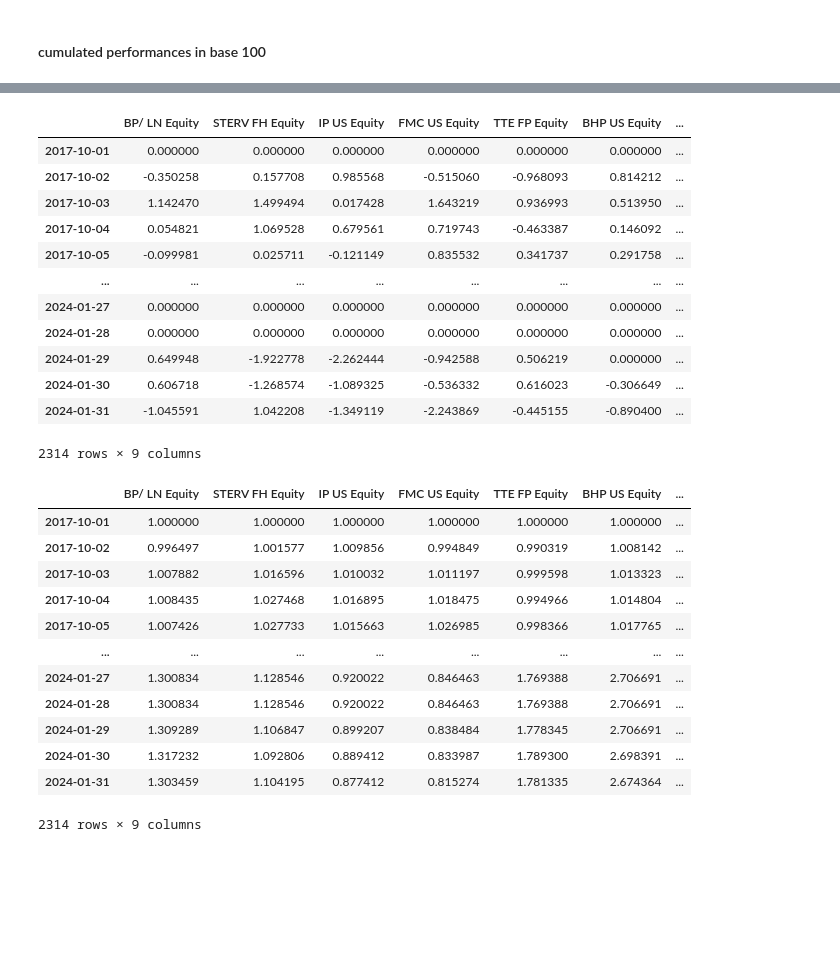
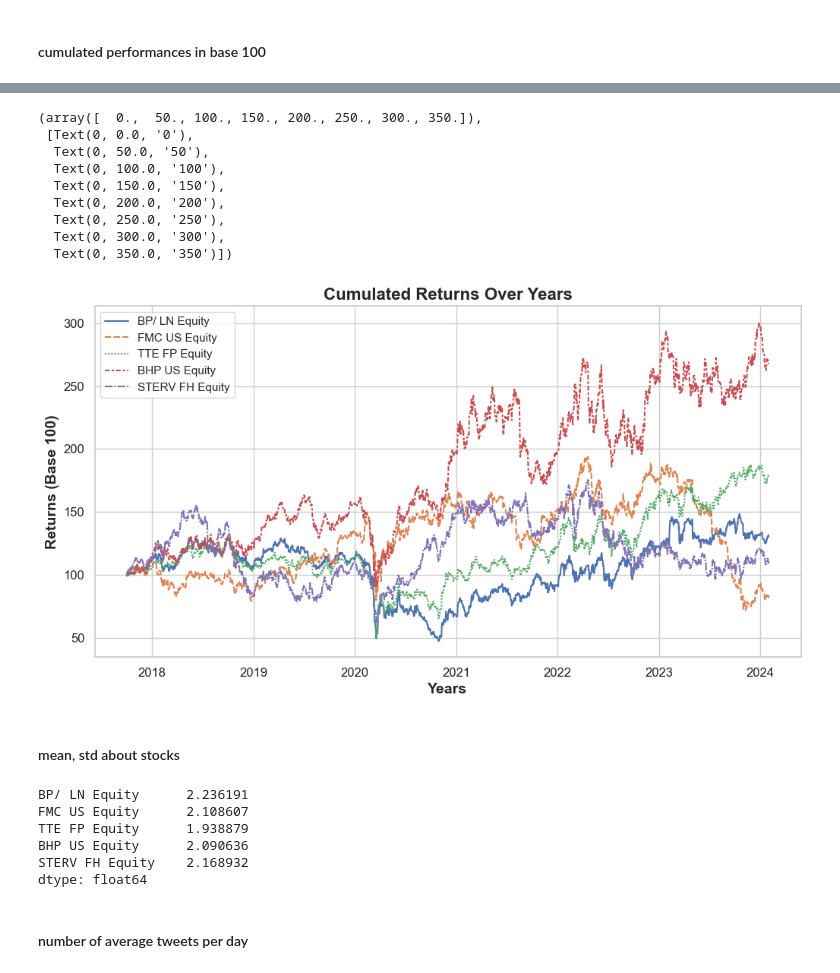
Before and after one commit to JoseAngelGarciaSanchez/Impact-of-Sentiment-analysis-on-Energy-Sector-Stock-Prices, a Jupyter notebook: src/lab.ipynb, the cells around one changed output, grey strips where cells are left out. Drawn from its saved outputs; the diff is of its cells as text; code cells hidden in the pictures; blank space fills up the shorter version.

```diff
--- a/src/lab.ipynb
+++ b/src/lab.ipynb
@@ -377,38 +395,52 @@ df_tweets.head()
+# %%
+import matplotlib.pyplot as plt
+import seaborn as sns
+import pandas as pd
+import numpy as np
+
+
+returns = pd.read_pickle('./../data/stocks_daily_data.pkl')
+returns = returns.fillna(0)
+returns = (1 + returns / 100).cumprod() * 100
+returns = returns[['BP/ LN Equity', 'FMC US Equity', 'TTE FP Equity', 'BHP US Equity', 'STERV FH Equity']]
+
+plt.figure(figsize=(12, 6))
+sns.lineplot(data=returns, color='b')
+
+# Adding title and labels
+plt.title('Cumulated Returns Over Years', fontsize=16, weight='bold')
+plt.xlabel('Years', fontsize=14, weight='bold')
+plt.ylabel('Returns (Base 100)', fontsize=14, weight='bold')
+
+# Customizing ticks
+plt.xticks(fontsize=12)
+plt.yticks(fontsize=12)
+# %% [output]
+(array([  0.,  50., 100., 150., 200., 250., 300., 350.]),
+ [Text(0, 0.0, '0'),
+  Text(0, 50.0, '50'),
+  Text(0, 100.0, '100'),
+  Text(0, 150.0, '150'),
+  Text(0, 200.0, '200'),
+  Text(0, 250.0, '250'),
+  Text(0, 300.0, '300'),
+  Text(0, 350.0, '350')])
+[figure, added]
+# %% [markdown]
+#### mean, std about stocks
 # %%
 import pandas as pd
-import numpy as np
 
 
 returns = pd.read_pickle('./../data/stocks_daily_data.pkl')
-returns = returns.fillna(0)
-returns
+# returns = returns.fillna(0)
+# returns = (1 + returns / 100).cumprod() * 100
+returns = returns[['BP/ LN Equity', 'FMC US Equity', 'TTE FP Equity', 'BHP US Equity', 'STERV FH Equity']]
+returns.std()
 # %% [output]
-|  | BP/ LN Equity | STERV FH Equity | IP US Equity | FMC US Equity | TTE FP Equity | BHP US Equity | ... |
-| 2017-10-01 | 0.000000 | 0.000000 | 0.000000 | 0.000000 | 0.000000 | 0.000000 | ... |
-| 2017-10-02 | -0.350258 | 0.157708 | 0.985568 | -0.515060 | -0.968093 | 0.814212 | ... |
-| 2017-10-03 | 1.142470 | 1.499494 | 0.017428 | 1.643219 | 0.936993 | 0.513950 | ... |
-| 2017-10-04 | 0.054821 | 1.069528 | 0.679561 | 0.719743 | -0.463387 | 0.146092 | ... |
-| 2017-10-05 | -0.099981 | 0.025711 | -0.121149 | 0.835532 | 0.341737 | 0.291758 | ... |
-| ... | ... | ... | ... | ... | ... | ... | ... |
-| 2024-01-27 | 0.000000 | 0.000000 | 0.000000 | 0.000000 | 0.000000 | 0.000000 | ... |
-| 2024-01-28 | 0.000000 | 0.000000 | 0.000000 | 0.000000 | 0.000000 | 0.000000 | ... |
-| 2024-01-29 | 0.649948 | -1.922778 | -2.262444 | -0.942588 | 0.506219 | 0.000000 | ... |
-| 2024-01-30 | 0.606718 | -1.268574 | -1.089325 | -0.536332 | 0.616023 | -0.306649 | ... |
-| 2024-01-31 | -1.045591 | 1.042208 | -1.349119 | -2.243869 | -0.445155 | -0.890400 | ... |
-2314 rows × 9 columns
+BP/ LN Equity      2.236191
+FMC US Equity      2.108607
+TTE FP Equity      1.938879
+BHP US Equity      2.090636
+STERV FH Equity    2.168932
+dtype: float64
-# %%
-(1 + returns / 100).cumprod() * 100
-# %% [output]
-|  | BP/ LN Equity | STERV FH Equity | IP US Equity | FMC US Equity | TTE FP Equity | BHP US Equity | ... |
-| 2017-10-01 | 1.000000 | 1.000000 | 1.000000 | 1.000000 | 1.000000 | 1.000000 | ... |
-| 2017-10-02 | 0.996497 | 1.001577 | 1.009856 | 0.994849 | 0.990319 | 1.008142 | ... |
-| 2017-10-03 | 1.007882 | 1.016596 | 1.010032 | 1.011197 | 0.999598 | 1.013323 | ... |
-| 2017-10-04 | 1.008435 | 1.027468 | 1.016895 | 1.018475 | 0.994966 | 1.014804 | ... |
-| 2017-10-05 | 1.007426 | 1.027733 | 1.015663 | 1.026985 | 0.998366 | 1.017765 | ... |
-| ... | ... | ... | ... | ... | ... | ... | ... |
-| 2024-01-27 | 1.300834 | 1.128546 | 0.920022 | 0.846463 | 1.769388 | 2.706691 | ... |
-| 2024-01-28 | 1.300834 | 1.128546 | 0.920022 | 0.846463 | 1.769388 | 2.706691 | ... |
-| 2024-01-29 | 1.309289 | 1.106847 | 0.899207 | 0.838484 | 1.778345 | 2.706691 | ... |
-| 2024-01-30 | 1.317232 | 1.092806 | 0.889412 | 0.833987 | 1.789300 | 2.698391 | ... |
-| 2024-01-31 | 1.303459 | 1.104195 | 0.877412 | 0.815274 | 1.781335 | 2.674364 | ... |
-2314 rows × 9 columns
@@ -417,0 +447,2 @@ df['Cumulative Performance'] = (1 + df['BP/ LN Equity'] / 100).cumprod() * 100
+# %% [markdown]
+#### number of average tweets per day
```
Also changed, not shown: parts of 18 cells of this notebook, 24 other files.
